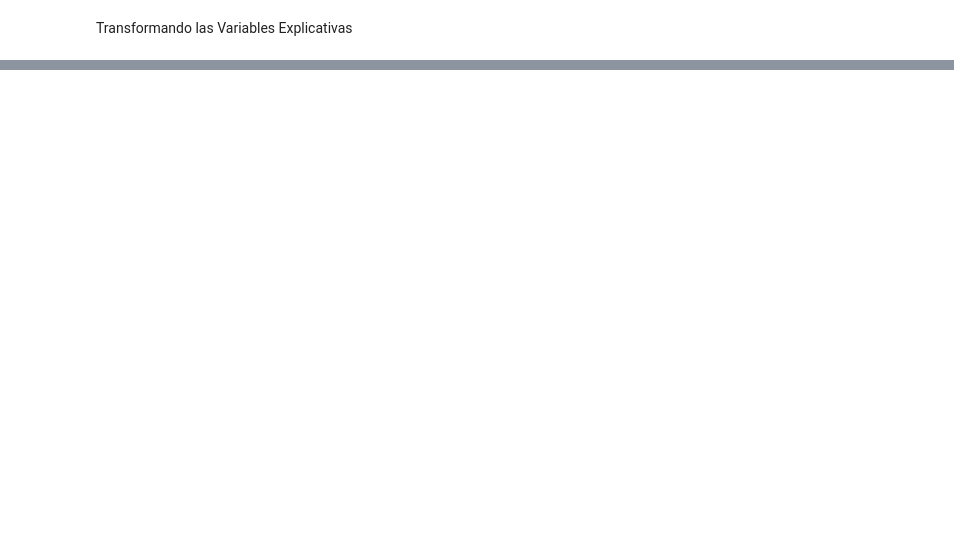
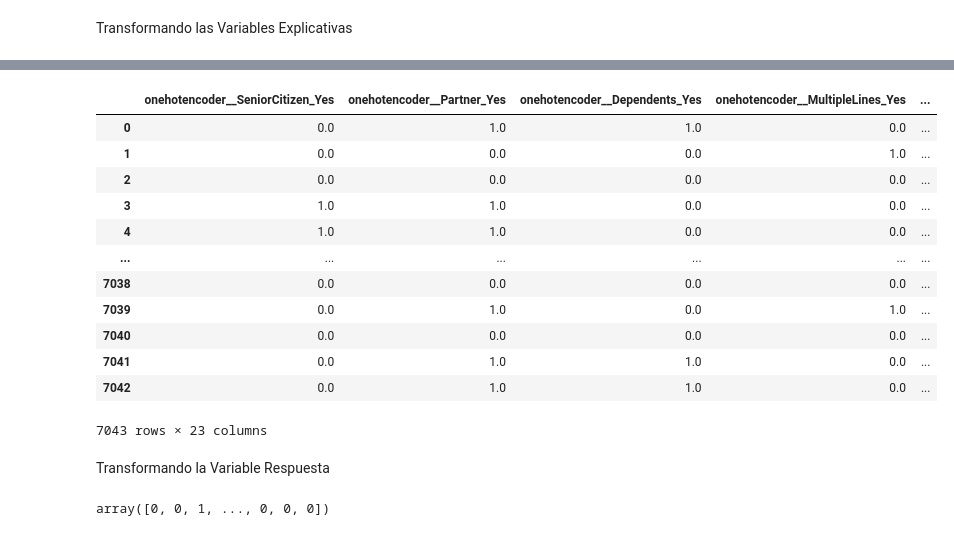
Before and after one commit to rociocelestial/Challenge3-Data-Science, a Jupyter notebook: TelecomX_parte_2.ipynb, the cells around one changed output, grey strips where cells are left out. Saved outputs shown, nothing was run; the diff lists cells and outputs as text; code cells hidden in the pictures; blank space fills up the shorter version.

```diff
--- a/TelecomX_parte_2.ipynb
+++ b/TelecomX_parte_2.ipynb
@@ -228,0 +248,11 @@ Transformando las Variables Explicativas
+# %%
+columnas = X.columns
+# %%
+one_hot = make_column_transformer((OneHotEncoder(drop='if_binary'),['SeniorCitizen','Partner','Dependents','MultipleLines','InternetService',
+                                  'OnlineSecurity','OnlineBackup','DeviceProtection','TechSupport','StreamingTV',
+                                  'StreamingMovies','Contract','PaperlessBilling','PaymentMethod']),
+                                  remainder='passthrough',
+                                  sparse_threshold=0,
+                                  force_int_remainder_cols=False)
+# %%
+X = one_hot.fit_transform(X)
@@ -228,0 +282,18 @@ Transformando las Variables Explicativas
+# %%
+pd.DataFrame(X, columns = one_hot.get_feature_names_out(columnas) )
+# %% [output]
+|  | onehotencoder__SeniorCitizen_Yes | onehotencoder__Partner_Yes | onehotencoder__Dependents_Yes | onehotencoder__MultipleLines_Yes | ... |
+| 0 | 0.0 | 1.0 | 1.0 | 0.0 | ... |
+| 1 | 0.0 | 0.0 | 0.0 | 1.0 | ... |
+| 2 | 0.0 | 0.0 | 0.0 | 0.0 | ... |
+| 3 | 1.0 | 1.0 | 0.0 | 0.0 | ... |
+| 4 | 1.0 | 1.0 | 0.0 | 0.0 | ... |
+| ... | ... | ... | ... | ... | ... |
+| 7038 | 0.0 | 0.0 | 0.0 | 0.0 | ... |
+| 7039 | 0.0 | 1.0 | 0.0 | 1.0 | ... |
+| 7040 | 0.0 | 0.0 | 0.0 | 0.0 | ... |
+| 7041 | 0.0 | 1.0 | 1.0 | 0.0 | ... |
+| 7042 | 0.0 | 1.0 | 1.0 | 0.0 | ... |
+7043 rows × 23 columns
+# %% [markdown]
+Transformando la Variable Respuesta
@@ -228,0 +306,4 @@ Transformando las Variables Explicativas
+# %%
+y
+# %% [output]
+array([0, 0, 1, ..., 0, 0, 0])
```
Also changed, not shown: parts of 9 cells of this notebook.
